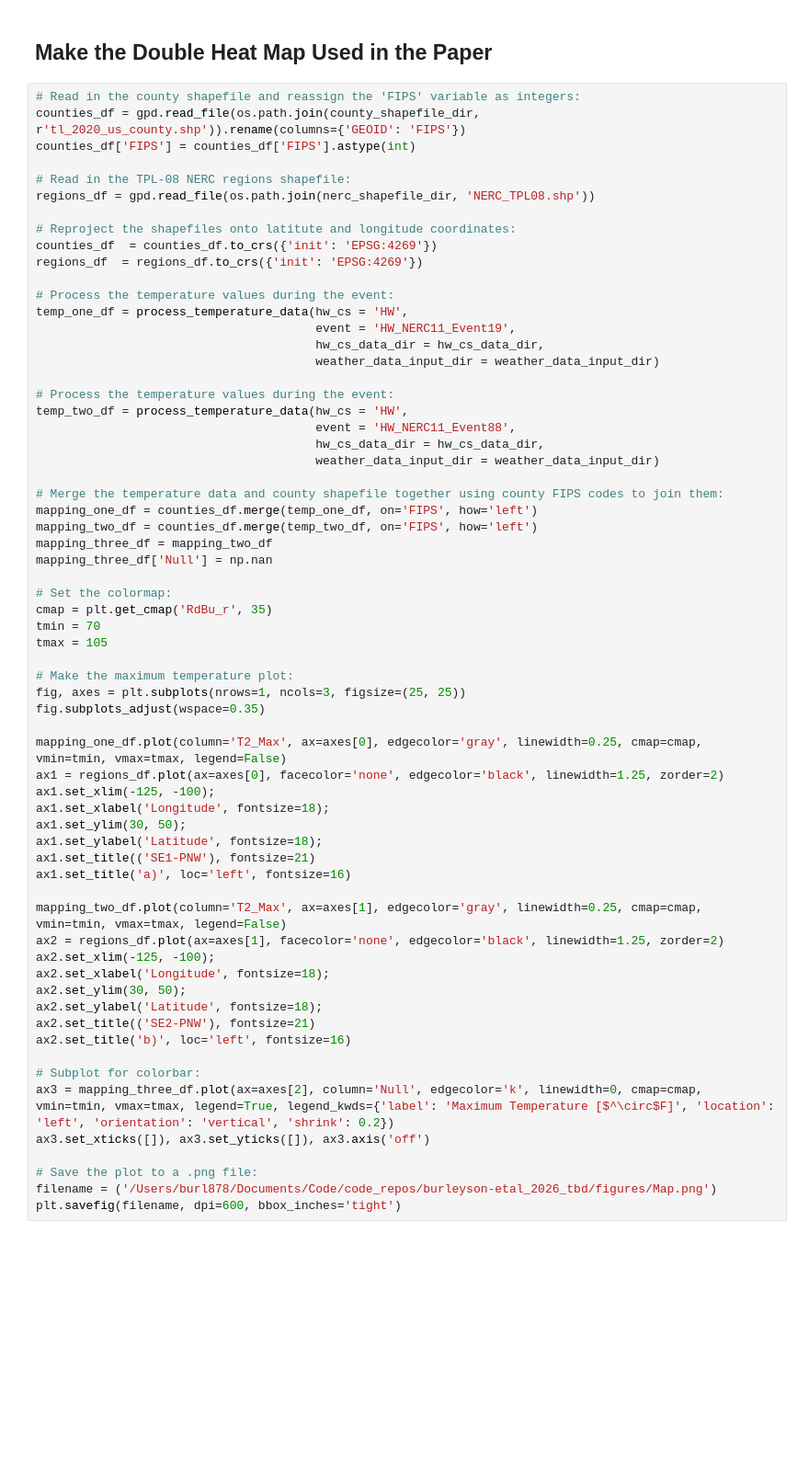
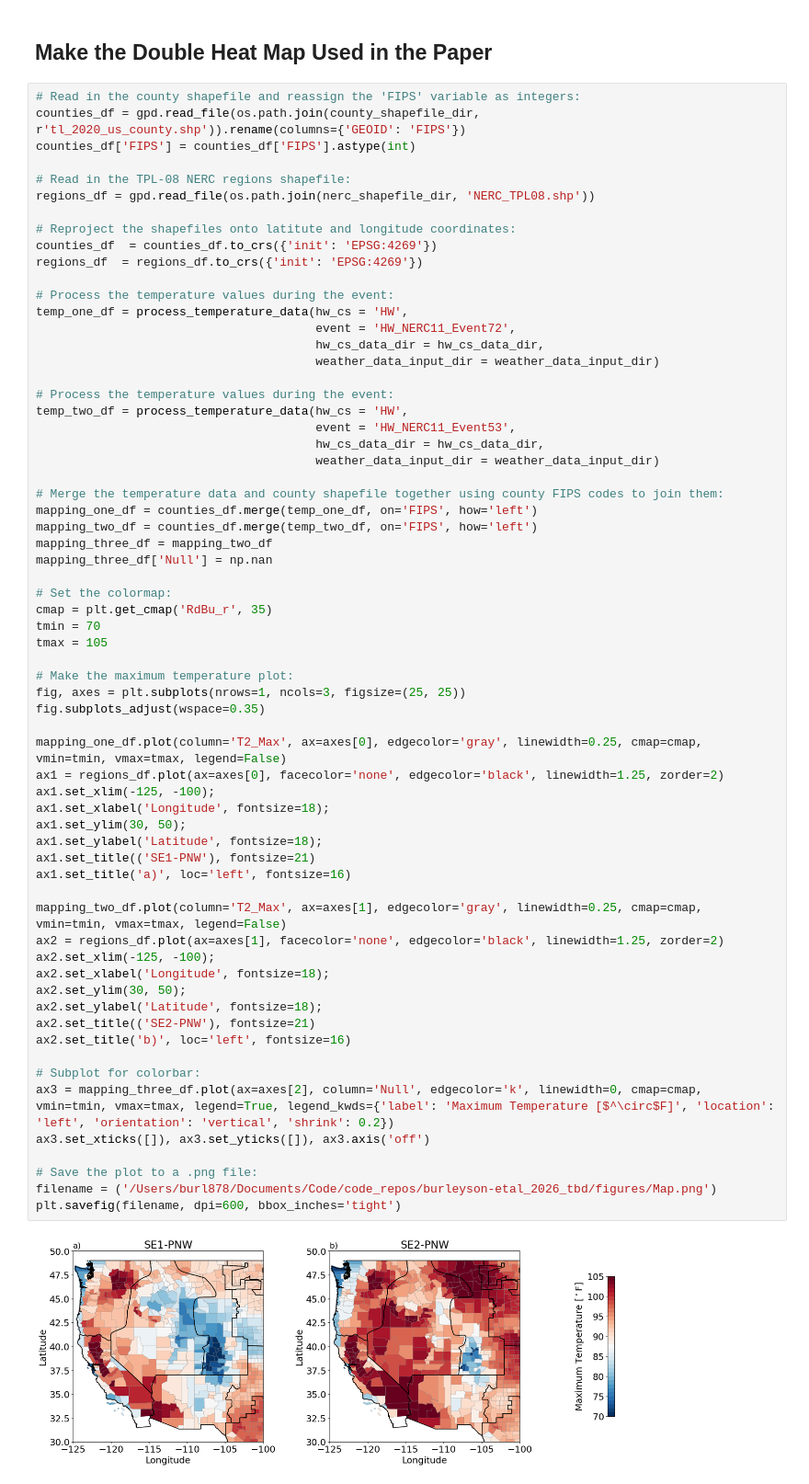
Before and after one commit to cdburley/burleyson-etal_2026_tbd, a Jupyter notebook: notebooks/plot_event_temperature_maps.ipynb, the cells around one changed output. Shown at 92% size. Saved outputs shown, nothing was run; the diff lists cells and outputs as text; blank space fills up the shorter version.

```diff
--- a/notebooks/plot_event_temperature_maps.ipynb
+++ b/notebooks/plot_event_temperature_maps.ipynb
@@ -232,13 +232,13 @@ regions_df  = regions_df.to_crs({'init': 'EPSG:4269'})
 
 # Process the temperature values during the event:
 temp_one_df = process_temperature_data(hw_cs = 'HW',
-                                       event = 'HW_NERC11_Event19',
+                                       event = 'HW_NERC11_Event72',
                                        hw_cs_data_dir = hw_cs_data_dir,
                                        weather_data_input_dir = weather_data_input_dir)
 
 # Process the temperature values during the event:
 temp_two_df = process_temperature_data(hw_cs = 'HW',
-                                       event = 'HW_NERC11_Event88',
+                                       event = 'HW_NERC11_Event53',
                                        hw_cs_data_dir = hw_cs_data_dir,
                                        weather_data_input_dir = weather_data_input_dir)
 
@@ -255,30 +255,32 @@ tmax = 105
 
 # Make the maximum temperature plot:
 fig, axes = plt.subplots(nrows=1, ncols=3, figsize=(25, 25))
 fig.subplots_adjust(wspace=0.35)
 
 mapping_one_df.plot(column='T2_Max', ax=axes[0], edgecolor='gray', linewidth=0.25, cmap=cmap, vmin=tmin, vmax=tmax, legend=False)
 ax1 = regions_df.plot(ax=axes[0], facecolor='none', edgecolor='black', linewidth=1.25, zorder=2)
 ax1.set_xlim(-125, -100);
 ax1.set_xlabel('Longitude', fontsize=18);
 ax1.set_ylim(30, 50);
 ax1.set_ylabel('Latitude', fontsize=18);
 ax1.set_title(('SE1-PNW'), fontsize=21)
 ax1.set_title('a)', loc='left', fontsize=16)
 
 mapping_two_df.plot(column='T2_Max', ax=axes[1], edgecolor='gray', linewidth=0.25, cmap=cmap, vmin=tmin, vmax=tmax, legend=False)
 ax2 = regions_df.plot(ax=axes[1], facecolor='none', edgecolor='black', linewidth=1.25, zorder=2)
 ax2.set_xlim(-125, -100);
 ax2.set_xlabel('Longitude', fontsize=18);
 ax2.set_ylim(30, 50);
 ax2.set_ylabel('Latitude', fontsize=18);
 ax2.set_title(('SE2-PNW'), fontsize=21)
 ax2.set_title('b)', loc='left', fontsize=16)
 
 # Subplot for colorbar:
 ax3 = mapping_three_df.plot(ax=axes[2], column='Null', edgecolor='k', linewidth=0, cmap=cmap, vmin=tmin, vmax=tmax, legend=True, legend_kwds={'label': 'Maximum Temperature [$^\circ$F]', 'location': 'left', 'orientation': 'vertical', 'shrink': 0.2})
 ax3.set_xticks([]), ax3.set_yticks([]), ax3.axis('off')
 
 # Save the plot to a .png file:
 filename = ('/Users/burl878/Documents/Code/code_repos/burleyson-etal_2026_tbd/figures/Map.png')
 plt.savefig(filename, dpi=600, bbox_inches='tight')
+# %% [output]
+[figure, added]
```
Also changed, not shown: parts of 1 cell of this notebook, 7 other files.
